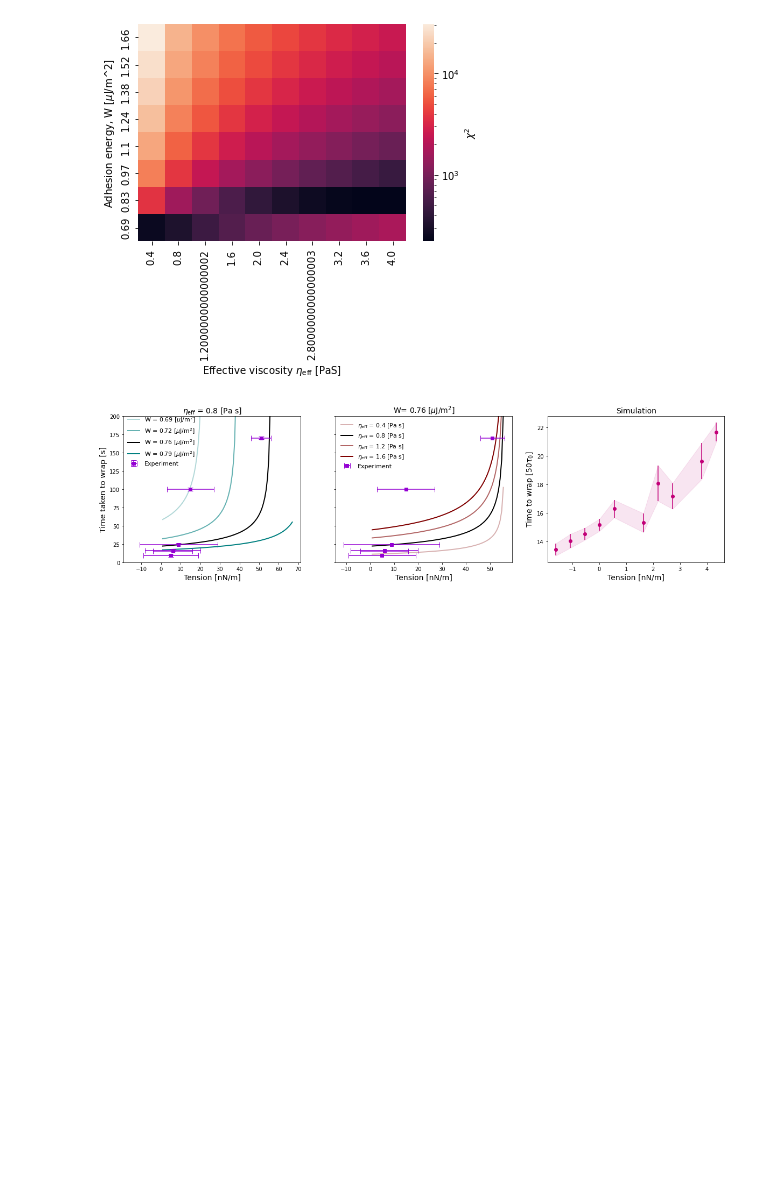
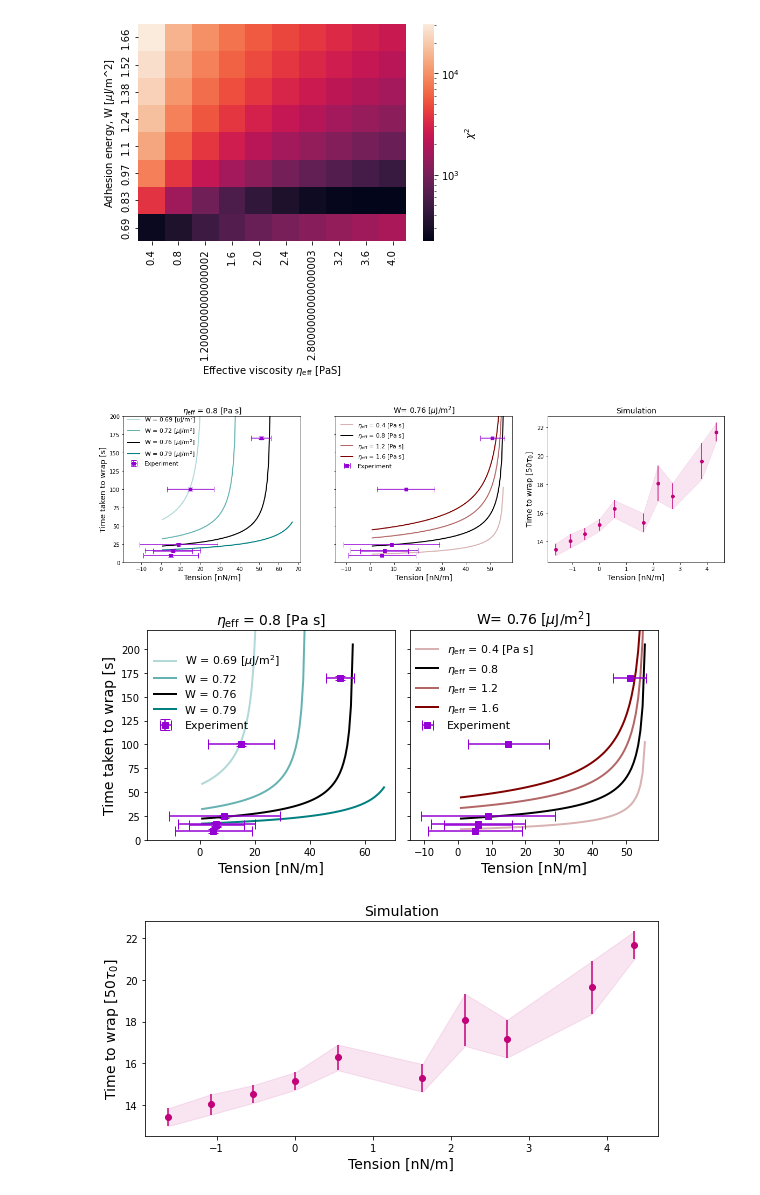
Before and after one commit to Billie1717/DumbbellsProject, a Jupyter notebook: Data_and_Figures/Fig_TensionTime/TensionTimeToWrap.ipynb, the cells around one changed output. Cells and saved outputs as stored; diff of their text form; code cells hidden in the pictures; blank space fills up the shorter version.

Commit message:
changing some figures

```diff
--- a/Data_and_Figures/Fig_TensionTime/TensionTimeToWrap.ipynb
+++ b/Data_and_Figures/Fig_TensionTime/TensionTimeToWrap.ipynb
@@ -245,3 +245,54 @@ fname = "TimeVsTension.pdf"
 fig.savefig(plotsdir+fname)
 # %% [output]
 [figure]
+# %%
+clrs = ["teal","mediumseagreen", "tab:green", "teal", "tab:pink","darkviolet"]
+clrs2 = ["lightcoral", "firebrick", "maroon"]
+
+
+etas_ = np.round(etas,2)
+fig,ax = plt.subplots(1,2,figsize = (8,4))
+fig2,ax2 = plt.subplots(figsize = (8,4))
+ax[0].plot(Tens_, TimeTens[:,0,1],color = clrs[0],linestyle = '-', marker = '',alpha = 0.3, linewidth = 2,label = r'W = '+str(Ws_[0])+' [$\mu$J/$\mathrm{m}^{2}$]')
+ax[0].plot(Tens_, TimeTens[:,1,1],color = clrs[0],linestyle = '-', marker = '',alpha = 0.6,  linewidth = 2, label = r'W = '+str(Ws_[1]))
+ax[0].plot(Tens_, TimeTens[:,2,1],color ='black',linestyle = '-', marker = '', linewidth = 2, label = r'W = '+str(Ws_[2]))
+ax[0].plot(Tens_, TimeTens[:,3,1],color = clrs[0],linestyle = '-', marker = '',alpha = 1,  linewidth = 2, label = r'W = '+str(Ws_[3]))
+ax[0].set_title(r'$\eta_{\mathrm{eff}}$ = '+str(etas_[1])+' [Pa$\ $s]', fontsize = 14)
+ax[0].errorbar(ExpTen, ExpTime, xerr = xerr,yerr= yerr,color = clrs[5],capsize = 5,linestyle = ' ', marker = 's', label = r'Experiment')
+ax[0].legend(frameon=False, loc = [0.01,0.5],fontsize = 11)
+ax[0].set_xlim([-19,71])
+ax[0].set_xlabel("Tension [nN/m]", fontsize = 14)
+ax[0].set_ylabel("Time taken to wrap [s]", fontsize = 14)
+ax[1].set_ylim([0,220])
+ax[0].set_ylim([0,220])
+
+#fig2,ax2 = plt.subplots()
+ax[1].plot(Tens_, TimeTens[:,2,0],color = clrs2[2],linestyle = '-', marker = '',alpha = 0.3, linewidth = 2, label = r'$\eta_{\mathrm{eff}}$ = '+str(etas_[0])+' [Pa$\ $s]')
+ax[1].plot(Tens_, TimeTens[:,2,1],color = 'black',linestyle = '-', marker = '', linewidth = 2, label = r'$\eta_{\mathrm{eff}}$ = '+str(etas_[1]))
+ax[1].plot(Tens_, TimeTens[:,2,2],color = clrs2[2],linestyle = '-', marker = '',alpha = 0.6, linewidth = 2, label = r'$\eta_{\mathrm{eff}}$ = '+str(etas_[2]))
+ax[1].plot(Tens_, TimeTens[:,2,3],color = clrs2[2],linestyle = '-', marker = '',alpha = 1, linewidth = 2, label = r'$\eta_{\mathrm{eff}}$ = '+str(etas_[3]))
+ax[1].errorbar(ExpTen, ExpTime, xerr = xerr,color = clrs[5],capsize = 5,linestyle = '', marker = 's', label = r'Experiment')
+#ax2.set_ylim([0,200])
+ax[1].set_yticklabels([])
+ax[1].set_title('W= '+str(Ws_[2])+' [$\mu$J/$\mathrm{m}^{2}$]', fontsize = 14)
+ax[1].legend(frameon=False,fontsize = 11,loc = [0.01,0.5])
+ax[1].set_xlabel("Tension [nN/m]", fontsize = 14)
+
+
+fig.tight_layout()
+ax2.set_title("Simulation", fontsize = 14)
+#ax[2].scatter(ten[0],AvSpeed[1],color = '#c20078',marker='.', s = 100, label='Dumbbell size 75nm, epsilon 5')
+ax2.errorbar(ten[0],AvSpeed[1]/10,yerr = STDSpeed[1]/10,capsize = 0,marker = 'o',linestyle = '',color = '#c20078', label='Dumbbell size 75nm, epsilon 5')
+#ax[2].plot([-1.5,5],[135,220],linestyle = ':',alpha = 0.6,color = '#c20078')
+ax2.fill_between(ten[0],np.add(AvSpeed[1]/10,STDSpeed[1]/10), np.add(AvSpeed[1]/10,-STDSpeed[1]/10), color = '#c20078', alpha=0.1 )
+ax2.set_xlabel(r"Tension [nN/m]", fontsize = 14)
+ax2.set_ylabel(r"Time to wrap [50$\tau_{0}$]", fontsize = 14)
+fig2.tight_layout()
+fname2 = "TimeVsTensionSimulation.pdf"
+fig2.savefig(plotsdir+fname2)
+
+fname = "TimeVsTensionTheory.pdf"
+fig.savefig(plotsdir+fname)
+# %% [output]
+[figure, added]
+[figure, added]
```
Also changed, not shown: parts of 1 cell of this notebook, 16 other files.
